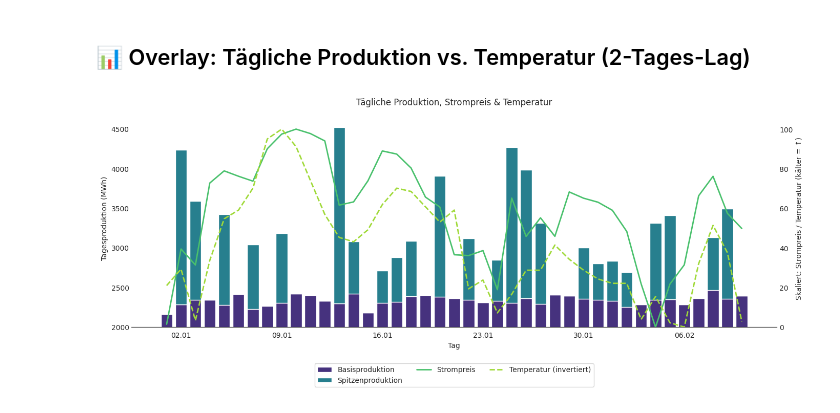
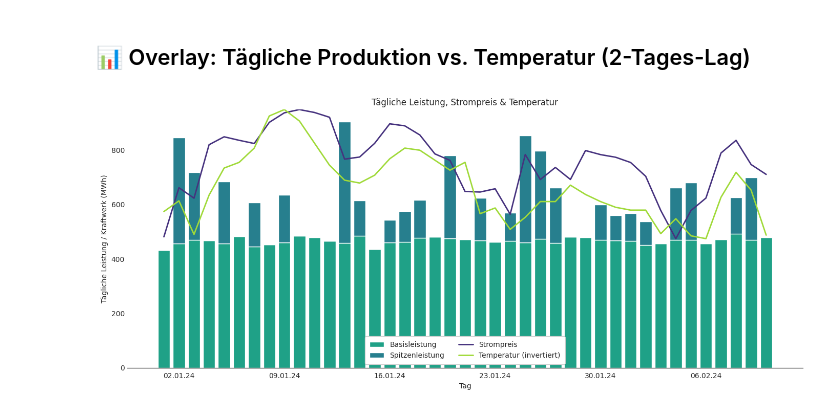
Before and after one commit to schwericke/gasag, a Jupyter notebook: notebooks/Kraftwerksanalyse_komplett.ipynb, the cells around one changed output. Cells and saved outputs as stored; diff of their text form; code cells hidden in the pictures.

```diff
--- a/notebooks/Kraftwerksanalyse_komplett.ipynb
+++ b/notebooks/Kraftwerksanalyse_komplett.ipynb
@@ -15,11 +15,16 @@ from scipy.stats import f_oneway
 from datetime import datetime
 from entsoe import EntsoePandasClient
 from meteostat import Point, Daily
+import os
+from dotenv import load_dotenv
+
+load_dotenv()
 
 df = pd.read_csv('../data/kraftwerksdaten_csv.csv', sep=';')
 df['Timestamp'] = pd.to_datetime(df['Timestamp'], format='%d.%m.%Y %H:%M')
 df = df[df['Timestamp'] < pd.Timestamp('2024-02-11')]
 df.tail()
+n_kraftwerke = len(df['Kraftwerk'].unique())
 
 # Set modern Seaborn style without grid
 sns.set_style("white")
@@ -109,7 +114,6 @@ plt.show()
 # %%
 df_clean = df.loc[~df['neg_jump']].copy().reset_index(drop=True)
 df_clean['Stundenproduktion'] = df_clean.groupby('Kraftwerk')['Zaehlerstand'].diff()
-df_clean = df_clean[df_clean['Stundenproduktion'] > 0]
 # %%
 fig, (ax1, ax2) = plt.subplots(1, 2, figsize=(12, 6))
 df_plot = df_clean.copy()
@@ -181,7 +205,7 @@ Es ist **plausibel**, dass es sich bei den fünf Kraftwerken um **denselben Kraf
 # %% [markdown]
 ## ⚡ Day-Ahead Strompreise von der Entsoe API
 # %%
-client = EntsoePandasClient(api_key='cac6e8e9-a624-4687-a6dc-ffd3d28194f3')
+client = EntsoePandasClient(api_key=os.getenv('ENTSOE_API_KEY'))
 start = pd.Timestamp('20240101', tz='Europe/Berlin')
 end = pd.Timestamp('20240210', tz='Europe/Berlin')
 prices = client.query_day_ahead_prices(country_code='DE_LU', start=start, end=end)
@@ -284,8 +308,8 @@ df_clean['Day'] = df_clean['Timestamp'].dt.date
 basis = df_clean[df_clean['Stundenproduktion'] <= 50]
 spitze = df_clean[df_clean['Stundenproduktion'] > 50]
 
-basis_day = basis.groupby('Day')['Stundenproduktion'].sum()
-spitze_day = spitze.groupby('Day')['Stundenproduktion'].sum()
+basis_day = basis.groupby('Day')['Stundenproduktion'].sum()/n_kraftwerke
+spitze_day = spitze.groupby('Day')['Stundenproduktion'].sum()/n_kraftwerke
 
 df_prod = pd.concat([basis_day, spitze_day], axis=1,
                     keys=['Basisproduktion', 'Spitzenproduktion']).fillna(0).reset_index()
@@ -303,46 +327,48 @@ merged = df_prod.merge(preis_day, on='Day').merge(weather, on='Day')
 fig, ax1 = plt.subplots(figsize=(14, 6))
 
 # Gestapelte Balken: Tagesproduktion
-ax1.bar(merged['Day'], merged['Basisproduktion'], label='Basisproduktion', color=palette[0])
+ax1.bar(merged['Day'], merged['Basisproduktion'], label='Basisleistung', color=palette[3])
 ax1.bar(merged['Day'], merged['Spitzenproduktion'],
-        bottom=merged['Basisproduktion'], label='Spitzenproduktion', color=palette[2])
-ax1.set_ylabel('Tagesproduktion (MWh)')
+        bottom=merged['Basisproduktion'], label='Spitzenleistung', color=palette[2])
+ax1.set_ylabel('Tägliche Leistung / Kraftwerk (MWh)')
 ax1.set_xlabel('Tag')
 ax1.xaxis.set_major_locator(mdates.WeekdayLocator(interval=1))
-ax1.xaxis.set_major_formatter(mdates.DateFormatter('%d.%m'))
-ax1.set_ylim(bottom=2000)
-ax1.set_title('Tägliche Produktion, Strompreis & Temperatur')
+ax1.xaxis.set_major_formatter(mdates.DateFormatter('%d.%m.%y'))
+#ax1.set_ylim(bottom=2000)
+ax1.set_title('Tägliche Leistung, Strompreis & Temperatur')
 
 # Skalieren der Temperatur und Strompreis auf denselben Bereich (z. B. 0–100)
 from sklearn.preprocessing import MinMaxScaler
 
 scaler = MinMaxScaler(feature_range=(0, 100))
 scaled = scaler.fit_transform(merged[['Strompreis', 'tavg']])
 
 # Skaliert + Temperatur invertiert
 merged['Strompreis_scaled'] = scaled[:, 0]
 merged['Temperatur_scaled'] = 100 - scaled[:, 1]
 
 # Rechte Achse mit skalierten Werten
 ax2 = ax1.twinx()
-ax2.plot(merged['Day'], merged['Strompreis_scaled'], color=palette[4], label='Strompreis', linewidth=2)
-ax2.plot(merged['Day'], merged['Temperatur_scaled'], color=palette[5], linestyle='--', label='Temperatur (invertiert)', linewidth=2)
-ax2.set_ylabel('Skaliert: Strompreis / Temperatur (kälter = ↑)')
-ax2.set_ylim(0, 110)
+ax2.plot(merged['Day'], merged['Strompreis_scaled'], color=palette[0], label='Strompreis', linewidth=2)
+ax2.plot(merged['Day'], merged['Temperatur_scaled'], color=palette[5], label='Temperatur (invertiert)', linewidth=2)
+#ax2.set_ylabel('Strompreis + Temperatur (kälter = ↑)')
+ax2.set_yticklabels([])
+ax2.set_ylim(-100, 100)
 
 # Kombinierte Legende
 lines1, labels1 = ax1.get_legend_handles_labels()
 lines2, labels2 = ax2.get_legend_handles_labels()
-ax1.legend(lines1 + lines2, labels1 + labels2, loc='upper center', bbox_to_anchor=(0.5, -0.15), ncol=3)
+legend = ax1.legend(lines1 + lines2, labels1 + labels2, loc='lower center', ncol=2, borderpad=0.7)
+legend.get_frame().set_alpha(1)
 
 sns.despine(ax = ax1)
 sns.despine(ax = ax2)
 ax1.spines['left'].set_visible(False)
 ax2.spines['left'].set_visible(False)
 ax1.tick_params(axis='y', length=0)
 ax2.tick_params(axis='y', length=0)
 
 plt.tight_layout()
 plt.show()
 # %% [output]
-[figure, old version]
+[figure, new version]
```
Also changed, not shown: parts of 10 cells of this notebook, 44 other files.
